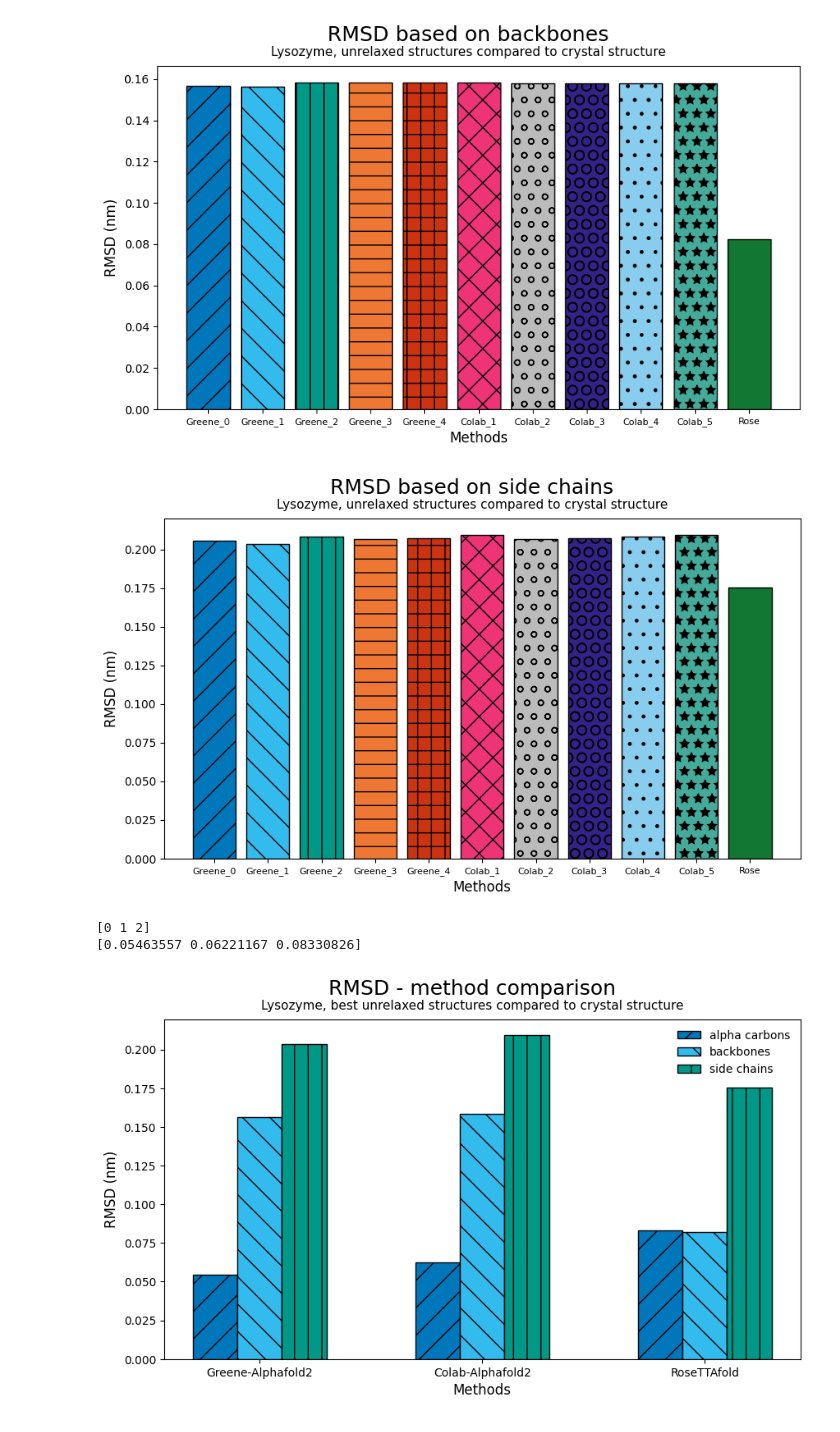
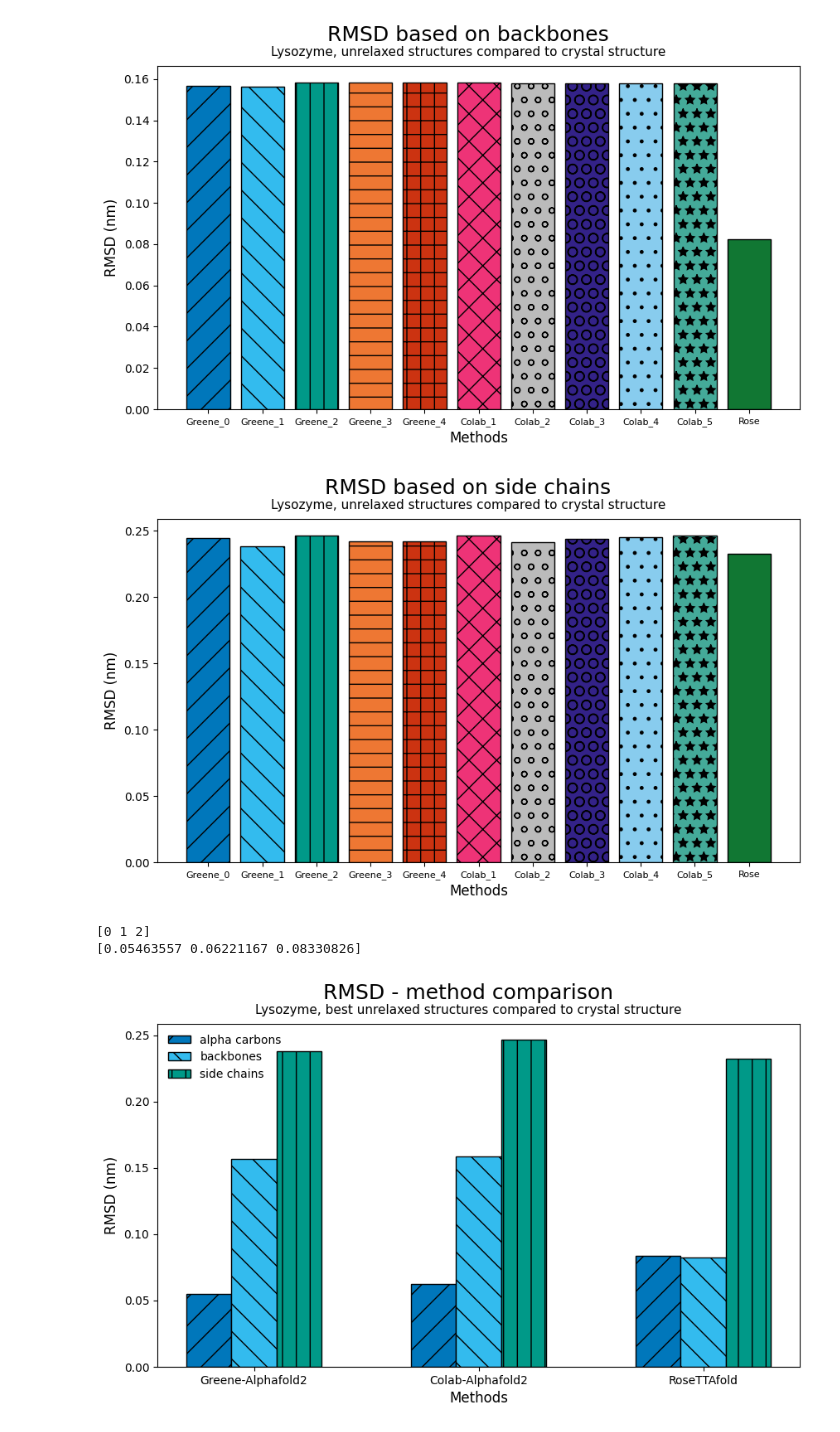
Before and after one commit to cerbveen/comp-lab-class, a Jupyter notebook: Week7/Analysis/Case_C_Analysis.ipynb, the cells around one changed output. Saved outputs shown, nothing was run; the diff lists cells and outputs as text; code cells hidden in the pictures.

```diff
--- a/Week7/Analysis/Case_C_Analysis.ipynb
+++ b/Week7/Analysis/Case_C_Analysis.ipynb
@@ -93,7 +93,8 @@ print('Greene: ', pdb_Greene_0.top.select(selection_2).shape[0])
 print('Colab: ', pdb_Colab_1.top.select(selection_2).shape[0])
 print('Rose: ', pdb_Rose.top.select(selection_2).shape[0])
 # selection - side chains
-selection_3 = '(name != CA) and (element == C)'
+selection_3 = 'sidechain and not (index == 1000)'
+# after check, the index 1000 Oxygen is not in alphafold2 model
 # check the number of selected atoms
 print('Selection = side chain')
 print('Crystal Structure: ', pdb_crystal.top.select(selection_3).shape[0])
@@ -272,7 +273,7 @@ plt.subplots_adjust(top=0.8, wspace=0.3)
 fname = '../Figures/fig3.[Lysozyme]RMSD_side_chains.pdf'
 plt.savefig(fname, format='pdf', dpi=300, bbox_inches='tight')
 # %% [output]
-[figure, old version]
+[figure, new version]
 # %%
 # figure 4 - bar plot, RMSD, best structures
 fig = plt.figure(figsize=(10, 6))
@@ -302,35 +303,35 @@ br2 = [x + bar_width for x in br1]
 br3 = [x + bar_width for x in br2]
 
 print(br1)
 print(data_alpha_carbons)
 # plot bars
 plt.bar(br1, data_alpha_carbons, color=colors[0], width=bar_width, edgecolor='black', hatch=hatches[0], label='alpha carbons')
 plt.bar(br2, data_backbones, color=colors[1], width=bar_width, edgecolor='black', hatch=hatches[1], label='backbones')
 plt.bar(br3, data_side_chains, color=colors[2], width=bar_width, edgecolor='black', hatch=hatches[2], label='side chains')
 
 # labels, font size 12
 plt.xlabel('Methods', fontsize=12)
 plt.ylabel('RMSD (nm)', fontsize=12)
 
 # Adding xticks
 plt.xticks([r + bar_width for r in range(len(data_alpha_carbons))],
         ['Greene-Alphafold2', 'Colab-Alphafold2', 'RoseTTAfold'])
 
 # legend
-plt.legend(fontsize=10,frameon=False, loc='upper right')
+plt.legend(fontsize=10,frameon=False, loc='upper left')
 
 # two lines of title
 plt.text(x=0.5, y=0.85, s="RMSD - method comparison", fontsize=18, ha="center", transform=fig.transFigure)
 plt.text(x=0.5, y=0.82, s= "Lysozyme, best unrelaxed structures compared to crystal structure", fontsize=11, ha="center", transform=fig.transFigure)
 plt.subplots_adjust(top=0.8, wspace=0.3)
 
 # save figure as pdf in ../Figures
 fname = '../Figures/fig4.[Lysozyme]RMSD_method_comparison.pdf'
 plt.savefig(fname, format='pdf', dpi=300, bbox_inches='tight')
 # %% [output]
 [0 1 2]
 [0.05463557 0.06221167 0.08330826]
-[figure, old version]
+[figure, new version]
 # %%
 # print pkl_Greene_0
 #print(pkl_Greene_0)
```
Also changed, not shown: parts of 2 cells of this notebook, 7 other files.
